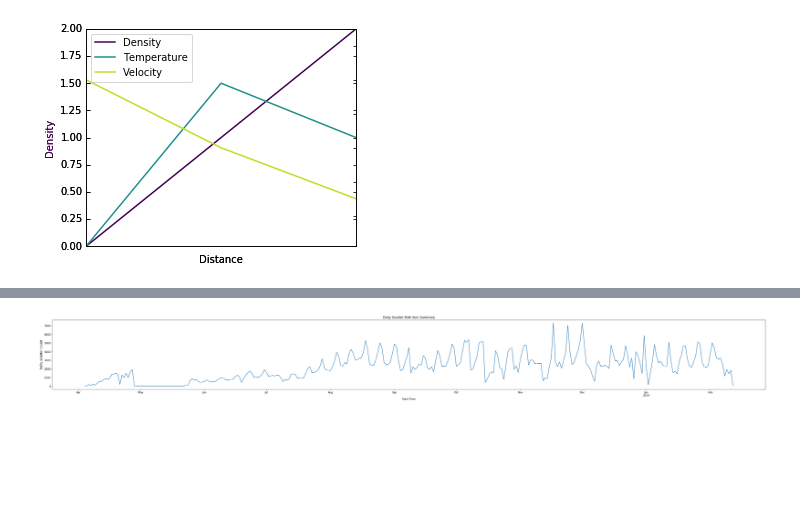
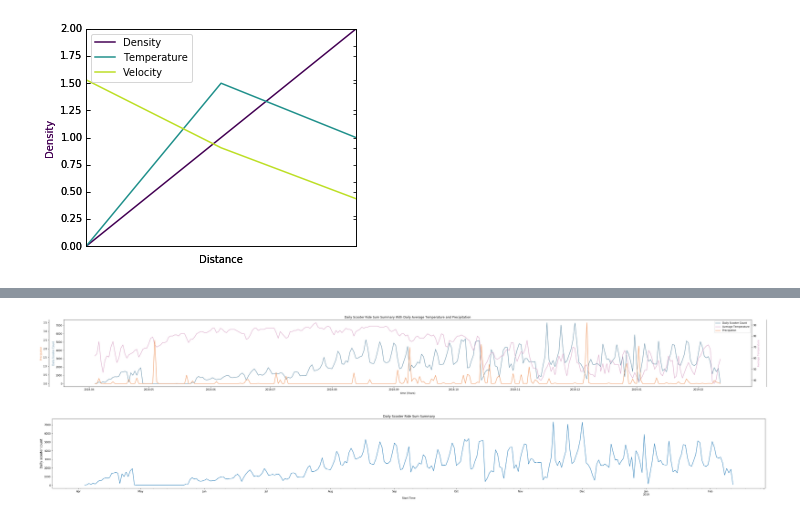
Before and after one commit to sameerabalay/Dockless_Mobility, a Jupyter notebook: src/Whole_Data_Set/Plots.ipynb, the cells around one changed output, grey strips where cells are left out. Drawn from its saved outputs; the diff is of its cells as text; code cells hidden in the pictures; blank space fills up the shorter version.

Commit message:
Temp / Precipitation And Rides Plot

```diff
--- a/src/Whole_Data_Set/Plots.ipynb
+++ b/src/Whole_Data_Set/Plots.ipynb
@@ -237,3 +189,96 @@ plt.show()
+# %%
+from mpl_toolkits.axes_grid1 import host_subplot
+import mpl_toolkits.axisartist as AA
+import matplotlib.pyplot as plt
+
+#host = host_subplot(111, axes_class=AA.Axes)
+
+#fig, host = plt.subplots(nrows=1, ncols=1,figsize=(50, 5))
+
+fig, ax = plt.subplots(figsize=(50,5))
+
+
+#plt.subplots_adjust(right=0.75)
+#ax = ax.flatten()
+par1 = ax.twinx()
+par2 = ax.twinx()
+
+offset = 60
+
+
+
+color1 = "#5684A0"
+color2 = "#D69CC2"
+color3 = "#ED8A4C"
+
+
+flatui = ["#5684A0", "#3498db","#9b59b6","#2ecc71" ,"#C93551", "#7EC581", "#D69CC2", "#BEC45F","#FCC38E", "#ED8A4C", "#997474","#8B878D"]
+#sns.palplot(sns.color_palette(flatui))
+# flatui = ["#9b59b6", "#3498db", "#95a5a6", "#e74c3c", "#34495e", "#2ecc71"]
+# sns.palplot(sns.color_palette(flatui))
+
+
+'''
+p1, = host.plot([0, 1, 2], [0, 1, 2], color=color1,label="Density")
+p2, = par1.plot([0, 1, 2], [0, 3, 2], color=color2, label="Temperature")
+p3, = par2.plot([0, 1, 2], [50, 30, 15], color=color3, label="Velocity")
+
+lns = [p1, p2, p3]
+host.legend(handles=lns, loc='best')
+
+# right, left, top, bottom
+par2.spines['right'].set_position(('outward', 60))
+# no x-ticks
+par2.xaxis.set_ticks([])
+# Sometimes handy, same for xaxis
+#par2.yaxis.set_ticks_position('right')
+
+host.yaxis.label.set_color(p1.get_color())
+par1.yaxis.label.set_color(p2.get_color())
+par2.yaxis.label.set_color(p3.get_color())
+
+plt.savefig("pyplot_multiple_y-axis.png", bbox_inches='tight')
+
+'''
+
+
+ax.set_ylabel("Daily Scooter Count")
+par1.set_ylabel("Temperature")
+par2.set_ylabel("Precipation")
+
+par2.spines['left'].set_position(('outward', 60))
+par2.spines["left"].set_visible(True)
+par2.yaxis.set_label_position('left')
+par2.yaxis.set_ticks_position('left')
+
+p1, = ax.plot(daily.index, y1, color=color1, label="Daily Scooter Count")
+p2, = par1.plot(weather_data.DATE, weather_data.AVG_TEMPERATURE.values,color=color2, label="Average Temperature")
+p3, = par2.plot(weather_data.DATE, weather_data.PRECIPITATION.values,color=color3,  label="Precipation")
+
+lns = [p1, p2, p3]
+ax.legend(handles=lns, loc='best')
+
+
+# ax.legend()
+
+par2.spines['right'].set_position(('outward', 60))
+# no x-ticks
+#par2.xaxis.set_ticks([])
+ax.set_ylabel('Daily Scooter Count', color=color1)
+par1.set_ylabel('Average Temperature', color=color2)
+par2.set_ylabel('Precipation', color=color3)
+
+plt.title('Daily Scooter Ride Sum Summary With Daily Average Temperature and Precipitation')
+ax.set_xlabel('time (Years)')
+# ax.axis["left"].label.set_color(color2)
+# par1.axis["right"].label.set_color(color1)
+# par2.axis["right"].label.set_color(color3)
+
+#monthly_mean.plot(x=df.index, y='A')
+plt.savefig("../../output/EDA/Total_Sccoter_Temp_Precip.png")
+plt.show()
+# %% [output]
+[figure, added]
 # %%
 daily = total_trip_counts.resample('D').sum()
 daily.plot(style=['-', '--', ':'],figsize=(50, 5))
```
Also changed, not shown: parts of 5 cells of this notebook, 1 other file.
